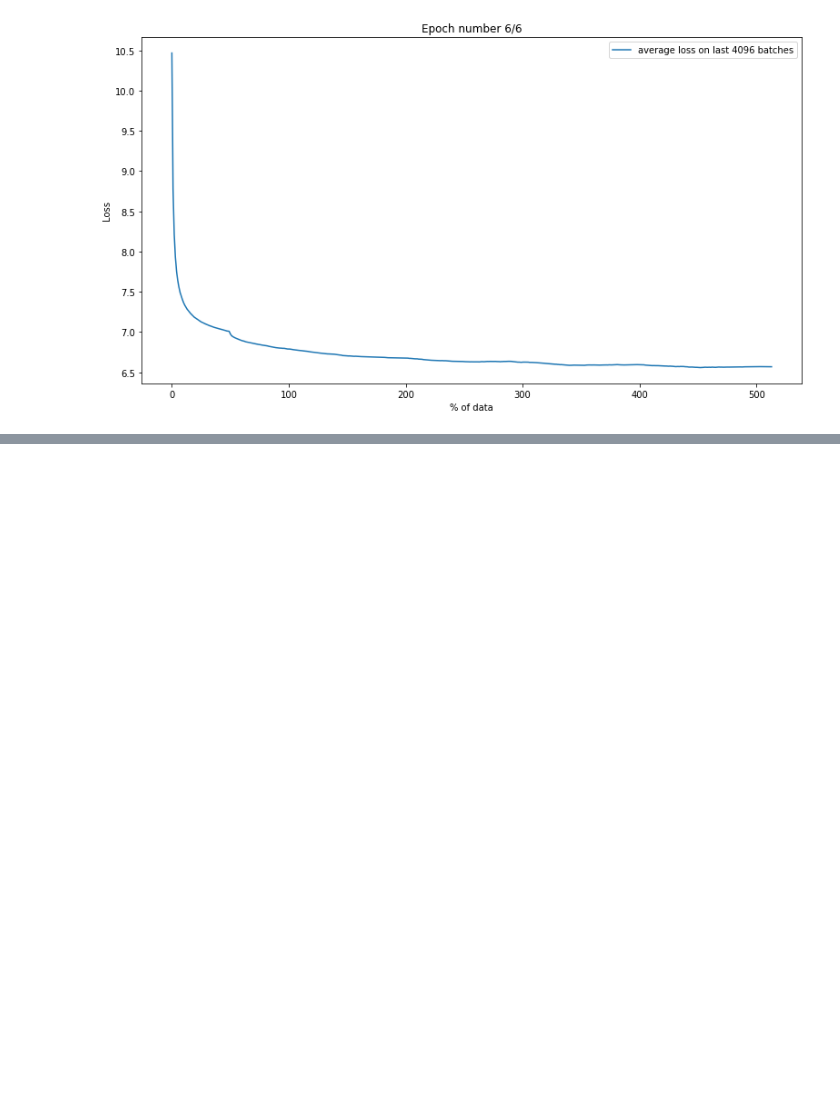
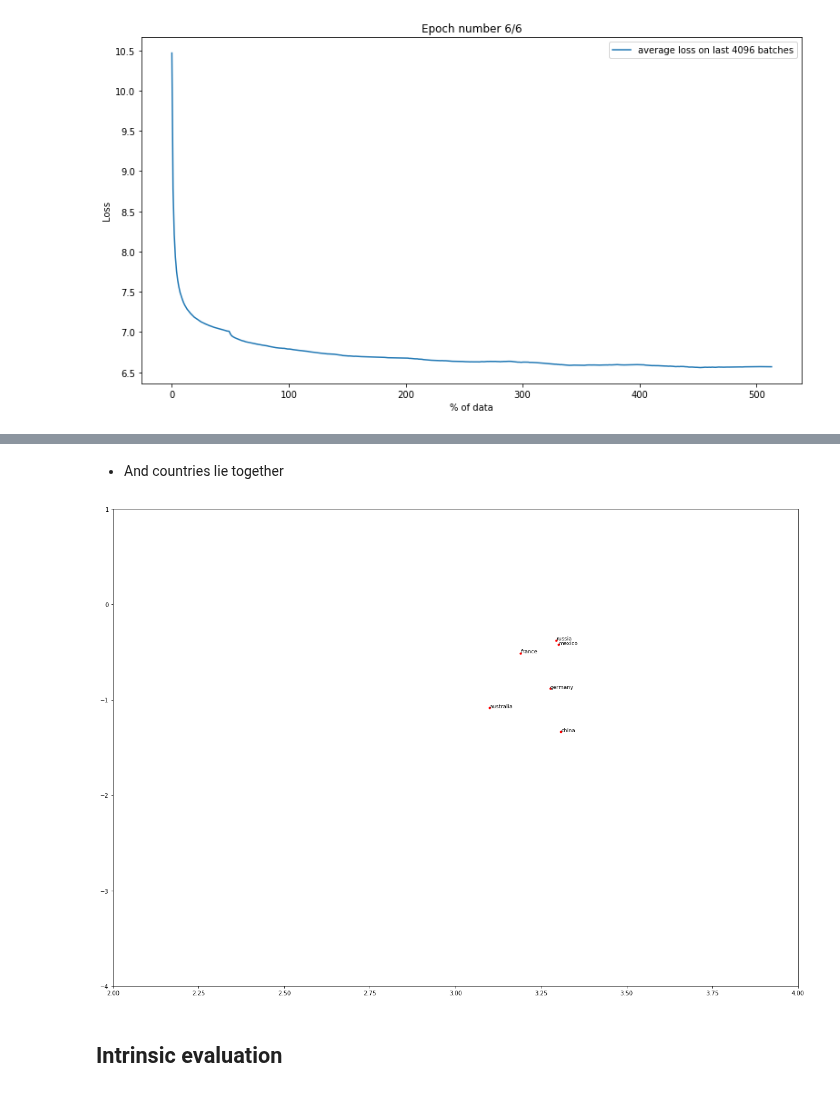
Before and after one commit to alex-kozinov/courses, a Jupyter notebook: nlp-ipavlov/Task-1/task3_word2vec.ipynb, the cells around one changed output, grey strips where cells are left out. Saved outputs shown, nothing was run; the diff lists cells and outputs as text; code cells hidden in the pictures; blank space fills up the shorter version.

```diff
--- a/nlp-ipavlov/Task-1/task3_word2vec.ipynb
+++ b/nlp-ipavlov/Task-1/task3_word2vec.ipynb
@@ -229,3 +265,11 @@ NameError: ignored
+# %% [markdown]
+* And countries lie together
+# %%
+wweb.plot_embeddings(words=['russia', 'france', 'germany', 'australia', 'mexico', 'china'])
+# %% [output]
+[figure, added]
+# %% [markdown]
+## Intrinsic evaluation
 # %%
 wweb.most_similar(positive=['france', 'berlin'], negative=['paris'])
 # %% [output]
```
Also changed, not shown: parts of 24 cells of this notebook, 4 other files.
